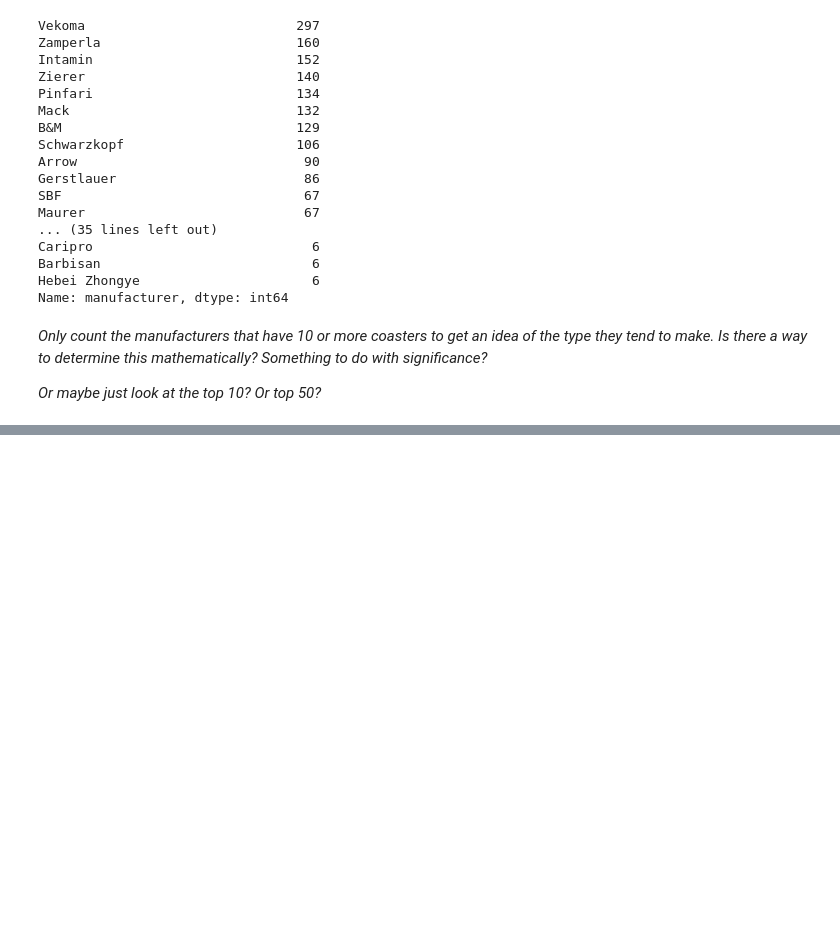
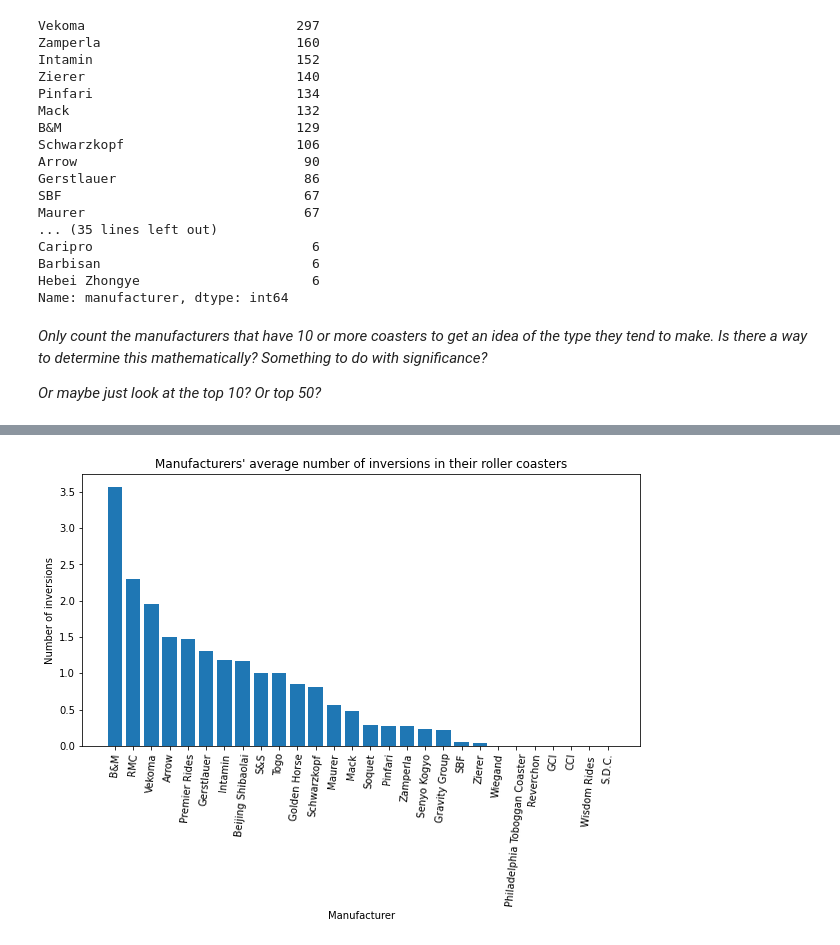
Before and after one commit to data-becki/Matplotlib-Challenge-Projects, a Jupyter notebook: Matplotlib Challenge Projects/Roller Coaster.ipynb, the cells around one changed output, grey strips where cells are left out. Cells and saved outputs as stored; diff of their text form; code cells hidden in the pictures; blank space fills up the shorter version.

```diff
--- a/Matplotlib Challenge Projects/Roller Coaster.ipynb
+++ b/Matplotlib Challenge Projects/Roller Coaster.ipynb
@@ -645,0 +716,21 @@ plt.show()
+# %%
+# manuf_name = []
+manuf_inv = []
+for name in made_20_or_more['manufacturer']:
+#     manuf_name.append(name)
+    inversions = coaster_data[coaster_data['manufacturer'] == name].num_inversions.mean()
+    manuf_inv.append(inversions)
+
+df_i = pd.DataFrame(manuf_inv, manuf_name).reset_index()
+df_i.columns = ['manufacturer', 'num_inversions']
+df_i.sort_values(by = 'num_inversions', ascending = False, inplace = True)
+
+plt.figure(figsize=(10, 5))
+plt.bar(df_i['manufacturer'], df_i['num_inversions'])
+plt.xticks(rotation = 85)
+plt.title('Manufacturers\' average number of inversions in their roller coasters')
+plt.ylabel('Number of inversions')
+plt.xlabel('Manufacturer')
+plt.show()
+# %% [output]
+[figure, added]
```
Also changed, not shown: parts of 23 cells of this notebook.
